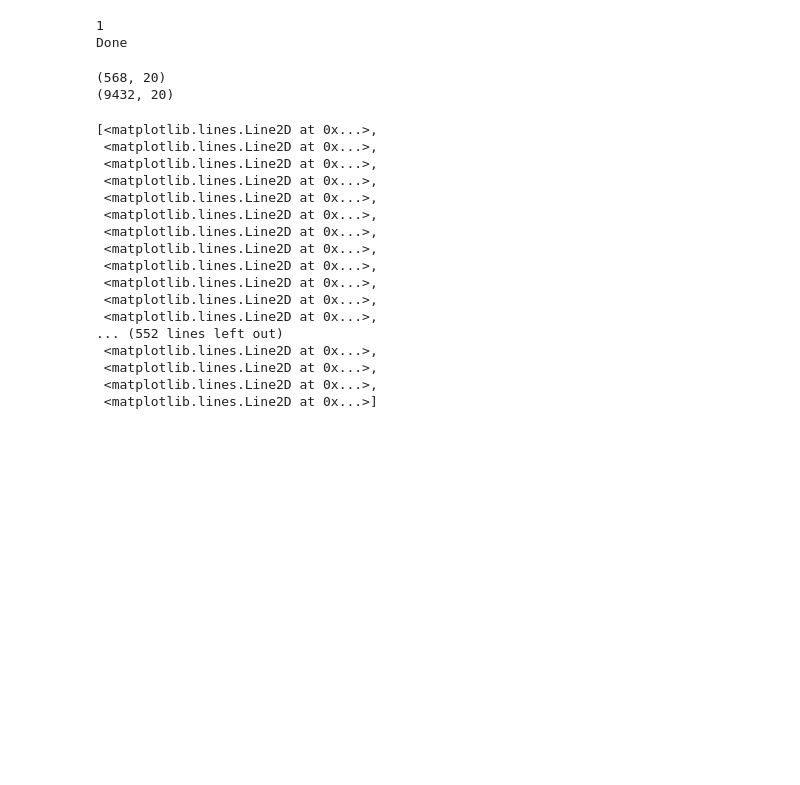
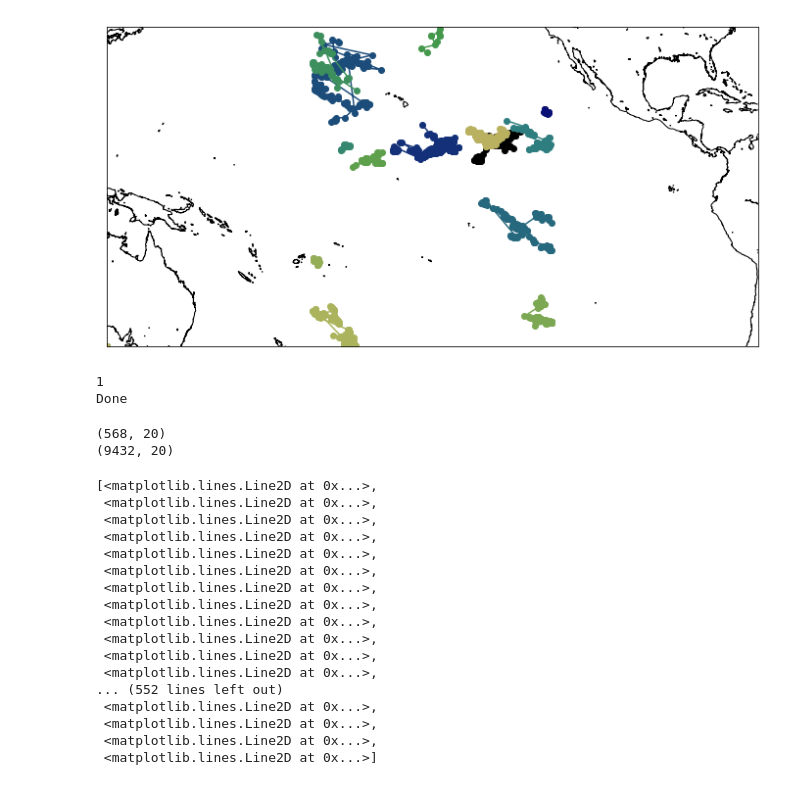
Before and after one commit to pshivraj/Precip_eScience, a Jupyter notebook: TRMM precipitation clustering.ipynb, the cells around one changed output. Drawn from its saved outputs; the diff is of its cells as text; code cells hidden in the pictures; blank space fills up the shorter version.

```diff
--- a/TRMM precipitation clustering.ipynb
+++ b/TRMM precipitation clustering.ipynb
@@ -162,3 +189,29 @@ for file in glob.glob("*.nc4"):
+# %%
+#region overwhich to show the plot
+bbox = [np.min(Latitude),np.max(Latitude),
+        np.min(Longitude)-50,np.max(Longitude)+50]
+
+plt.figure(figsize=(12,6))
+# Define the projection, scale, the corners of the map, and the resolution.
+m = Basemap(projection='merc',llcrnrlat=bbox[0],urcrnrlat=bbox[1],\
+            llcrnrlon=bbox[2],urcrnrlon=bbox[3],lat_ts=10,resolution='i')
+cmap = plt.get_cmap('gist_earth')
+
+# Draw coastlines and fill continents and water with color
+m.drawcoastlines()
+
+#look at the clusters within the range labels_min to labels_max
+labels_min = np.min(labels)+2
+labels_max = 15
+
+#plot the location of rain for the individual clusters (colored by cluster)
+for ii in range(labels_min,labels_max):
+    cluster = test[labels==ii]
+    x,y = m(cluster[:,1],cluster[:,0])
+    color_interp = np.interp(ii,[labels_min,labels_max],[0,200])
+    plt.plot(x,y,3,marker='o',color=cmap(int(color_interp)))
+# %% [output]
+[figure, added]
 # %%
 #Initial playing around with ML clustering by profiles of heating and rain rate
 
```
Also changed, not shown: parts of 6 cells of this notebook.
